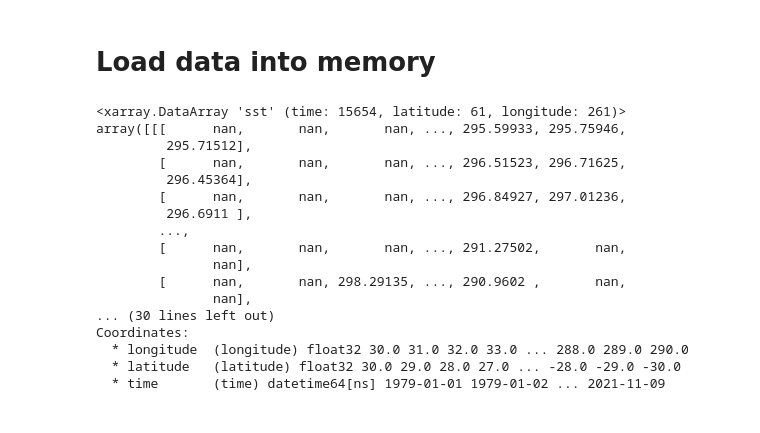
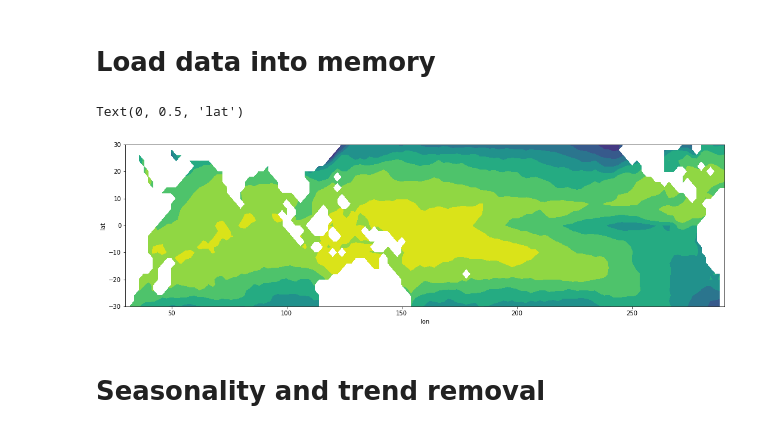
Before and after one commit to lucien-sim/sst_model, a Jupyter notebook: notebooks/lim_construction.ipynb, the cells around one changed output. Drawn from its saved outputs; the diff is of its cells as text; code cells hidden in the pictures.

```diff
--- a/notebooks/lim_construction.ipynb
+++ b/notebooks/lim_construction.ipynb
@@ -13,25 +16,15 @@ from settings import DATA_DIR, MODEL_DIR
 # %%
 file = os.path.join(DATA_DIR, 'era5_west_pacific_sst.nc')
 ds = xr.open_dataset(file)
-arr = ds['sst'].mean(dim='expver')
+arr = ds['sst'].mean(dim='expver')[:, ::2, ::2]  # Half resolution
 ds.close()
-# %%
-arr
-# %% [output]
-<xarray.DataArray 'sst' (time: 15654, latitude: 61, longitude: 261)>
-array([[[      nan,       nan,       nan, ..., 295.59933, 295.75946,
-         295.71512],
-        [      nan,       nan,       nan, ..., 296.51523, 296.71625,
-         296.45364],
-        [      nan,       nan,       nan, ..., 296.84927, 297.01236,
-         296.6911 ],
-        ...,
-        [      nan,       nan,       nan, ..., 291.27502,       nan,
-               nan],
-        [      nan,       nan, 298.29135, ..., 290.9602 ,       nan,
-               nan],
-... (30 lines left out)
-Coordinates:
-  * longitude  (longitude) float32 30.0 31.0 32.0 33.0 ... 288.0 289.0 290.0
-  * latitude   (latitude) float32 30.0 29.0 28.0 27.0 ... -28.0 -29.0 -30.0
-  * time       (time) datetime64[ns] 1979-01-01 1979-01-02 ... 2021-11-09
+# %%
+plt.figure(figsize=[18, 5])
+plt.contourf(arr.coords['longitude'], arr.coords['latitude'], arr[0, :, :])
+plt.xlabel('lon')
+plt.ylabel('lat')
+# %% [output]
+Text(0, 0.5, 'lat')
+[figure, added]
+# %% [markdown]
+# Seasonality and trend removal
```
Also changed, not shown: parts of 12 cells of this notebook, 9 other files.
